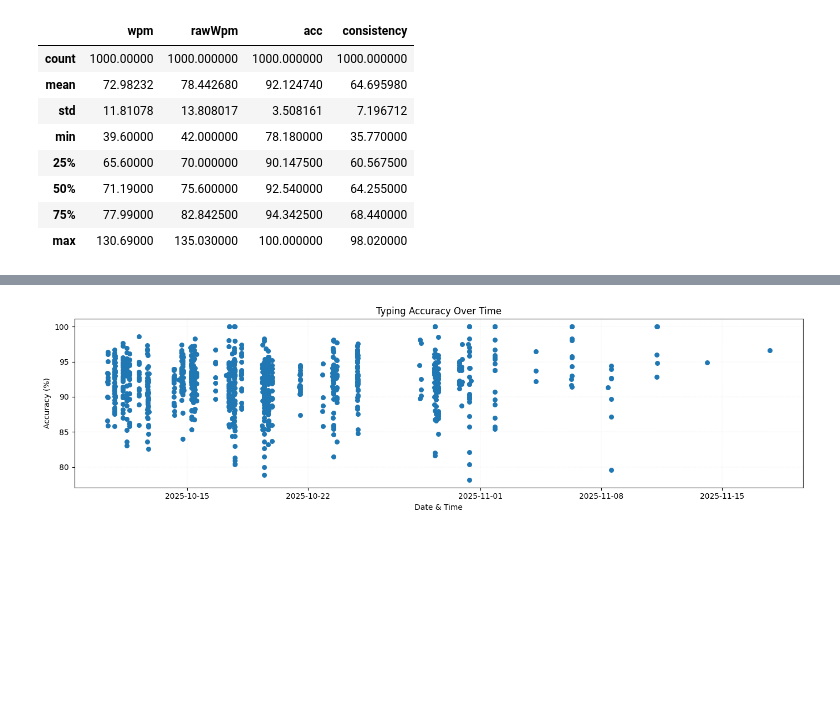
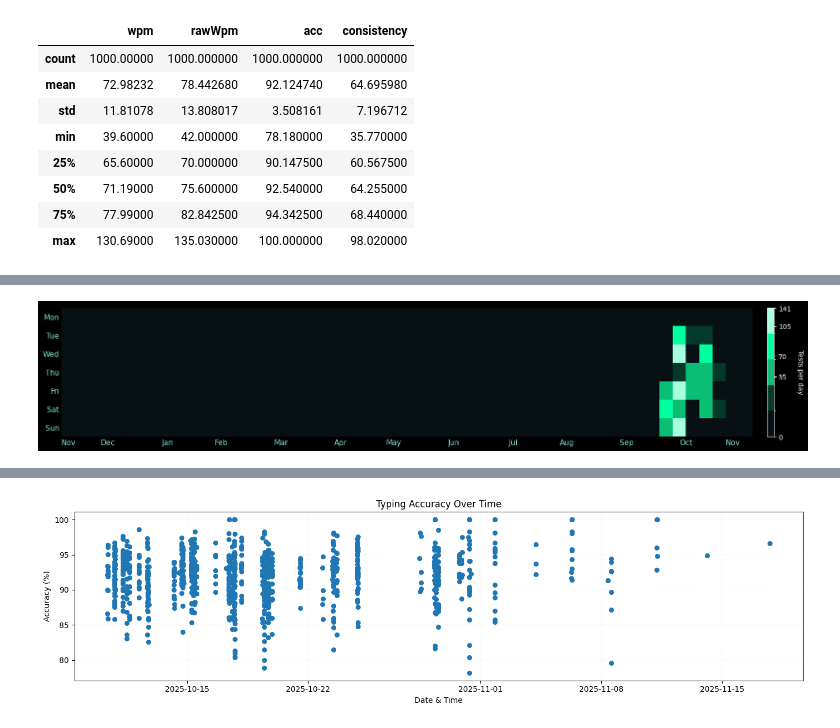
Before and after one commit to Riya-dudeja/MCA308_Assignments, a Jupyter notebook: typing_dashboard.ipynb, the cells around one changed output, grey strips where cells are left out. Drawn from its saved outputs; the diff is of its cells as text; code cells hidden in the pictures; blank space fills up the shorter version.

```diff
--- a/typing_dashboard.ipynb
+++ b/typing_dashboard.ipynb
@@ -77,0 +126,86 @@ plt.show()
+# %%
+from matplotlib import colors
+from datetime import timedelta
+
+out_path = "typing_heatmap.png"
+weeks_back = 52
+
+df['time'] = pd.to_datetime(df['timestamp'], unit='ms', errors='coerce')
+df = df.dropna(subset=['time']).sort_values('time').reset_index(drop=True)
+
+last_day = df['time'].max().normalize()
+end_sunday = last_day + pd.Timedelta(days=(6 - last_day.weekday()))
+start_monday = end_sunday - pd.Timedelta(weeks=weeks_back) + pd.Timedelta(days=1)
+all_dates = pd.date_range(start=start_monday, end=end_sunday, freq='D')
+
+df['date'] = df['time'].dt.floor('D')
+counts = df.groupby('date').size().rename('count').reset_index()
+cal = pd.DataFrame({'date': all_dates}).merge(counts, on='date', how='left').fillna(0)
+cal['count'] = cal['count'].astype(int)
+cal['weekday'] = cal['date'].dt.weekday
+cal['week_index'] = ((cal['date'] - start_monday).dt.days // 7).astype(int)
+
+grid = np.zeros((7, weeks_back), dtype=int)
+for _, r in cal.iterrows():
+    w = int(r['week_index'])
+    d = int(r['weekday'])
+    if 0 <= w < weeks_back and 0 <= d < 7:
+        grid[d, w] = int(r['count'])
+
+# discrete palette (5 levels)
+nonzero = grid[grid>0]
+if nonzero.size>0:
+    p25,p50,p75,p90 = np.percentile(nonzero, [25,50,75,90])
+    thresholds = [0, max(1,int(p25)), max(2,int(p50)), max(3,int(p75)), max(4,int(p90)), grid.max()+1]
+else:
+    thresholds=[0,1,2,3,4,5]
+colors_list=["#071013","#053a2b","#0abf75","#00ff9f","#a7ffde"]
+cmap = colors.ListedColormap(colors_list)
+norm = colors.BoundaryNorm(thresholds, cmap.N, clip=True)
+
+fig, ax = plt.subplots(figsize=(16,3.2))
+plt.style.use('dark_background')
+im = ax.imshow(grid, origin='upper', aspect='auto', cmap=cmap, norm=norm, interpolation='nearest')
+
+# full weekday labels (Mon..Sun) on left
+ax.set_yticks(range(7))
+ax.set_yticklabels(['Mon','Tue','Wed','Thu','Fri','Sat','Sun'], color='#86e4c9', fontsize=11)
+
+# month labels
+week_starts = [start_monday + pd.Timedelta(weeks=i) for i in range(weeks_back)]
+week_months = [w.strftime("%b") for w in week_starts]
+month_positions=[]
+month_labels=[]
+cur = week_months[0]
+seg_start=0
+for i,m in enumerate(week_months+["__end__"]):
+    if m!=cur:
+        center=(seg_start+(i-1))/2.0
+        month_positions.append(center)
+        month_labels.append(cur)
+        cur=m
+        seg_start=i
+if month_positions:
+    ax.set_xticks(month_positions)
+    ax.set_xticklabels(month_labels, color='#86e4c9', fontsize=11)
+
+# aesthetics
+for spine in ax.spines.values():
+    spine.set_visible(False)
+ax.tick_params(axis='x', length=0)
+ax.tick_params(axis='y', length=0)
+
+cbar = plt.colorbar(im, ax=ax, fraction=0.035, pad=0.02)
+cbar.set_label("Tests per day", rotation=270, labelpad=18)
+# integer ticks if small range
+mx = grid.max()
+if mx<=8:
+    cbar.set_ticks(range(0,mx+1))
+else:
+    cbar.set_ticks(np.linspace(0,mx,5).astype(int))
+plt.tight_layout()
+plt.savefig(out_path, dpi=300, bbox_inches='tight', pad_inches=0.1)
+plt.show()
+print("Saved static heatmap to:", out_path)
+# %% [output]
+[figure, added]
```
Also changed, not shown: parts of 5 cells of this notebook, 1 other file.
